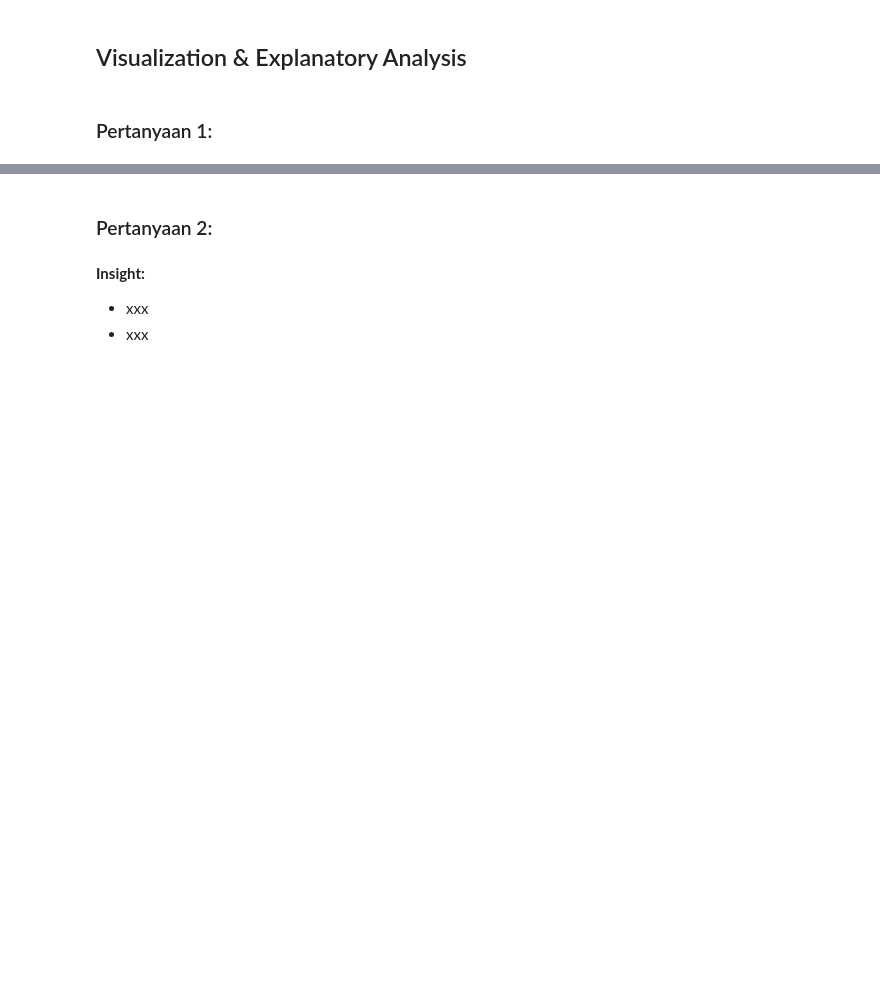
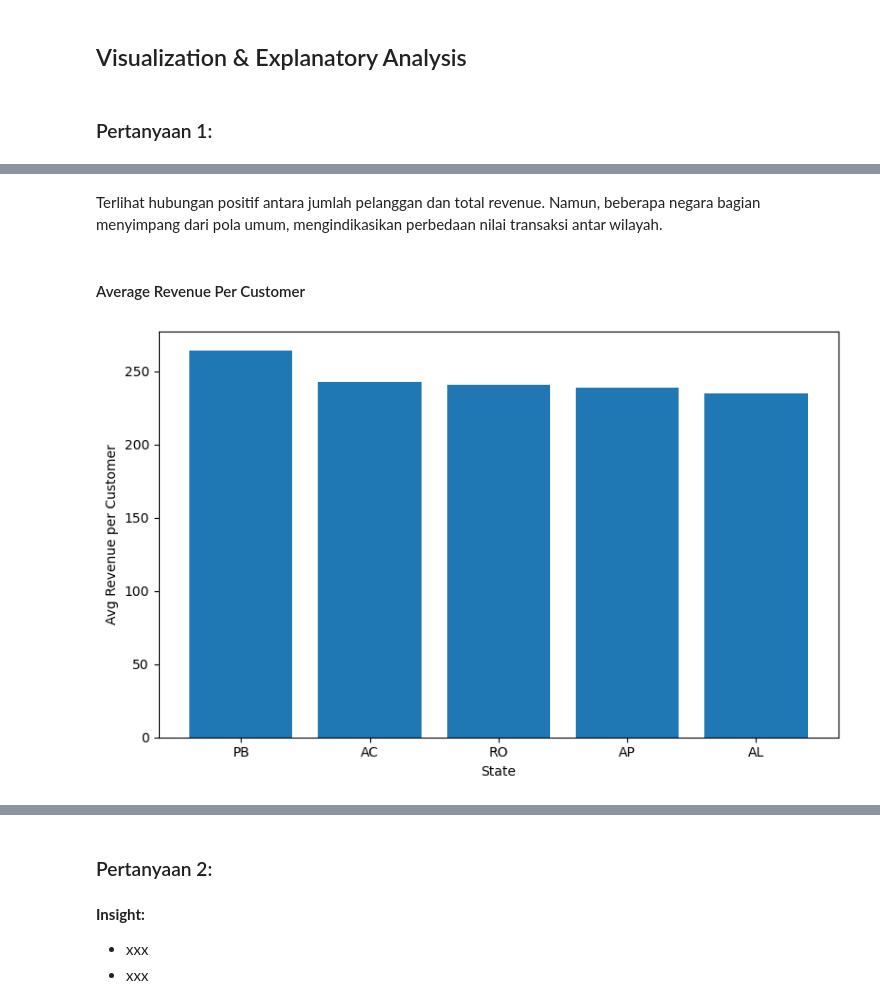
Before and after one commit to NekoMonci12/Machine-Learning-Brazilian-E-Commerce, a Jupyter notebook: ML_Muhammad_Tamir.ipynb, the cells around one changed output, grey strips where cells are left out. Drawn from its saved outputs; the diff is of its cells as text; code cells hidden in the pictures; blank space fills up the shorter version.

```diff
--- a/ML_Muhammad_Tamir.ipynb
+++ b/ML_Muhammad_Tamir.ipynb
@@ -739,9 +739,9 @@ top_data(avg_revenue_per_order_state, n=10)
 # %% [markdown]
 #### Average Revenue Per Customer (States)
 # %%
-avg_revenue_per_customer_state = avg_revenue_per_customer_state(customers, orders, order_payment)
+avg_rev_customer = avg_revenue_per_customer_state(customers, orders, order_payment)
 
-top_data(avg_revenue_per_customer_state, n=10)
+top_data(avg_rev_customer, n=10)
 # %% [output]
 |  | customer_state | total_revenue | total_customers | avg_revenue_per_customer |
 | 14 | PB | 141545.72 | 536 | 264.077836 |
@@ -766,0 +869,8 @@ top_data(avg_revenue_per_customer_state, n=10)
+# %% [markdown]
+Terlihat hubungan positif antara jumlah pelanggan dan total revenue. Namun, beberapa negara bagian menyimpang dari pola umum, mengindikasikan perbedaan nilai transaksi antar wilayah.
+# %% [markdown]
+#### Average Revenue Per Customer
+# %%
+plot_avg_revenue_per_customer(avg_rev_customer)
+# %% [output]
+[figure, added]
```
Also changed, not shown: parts of 18 cells of this notebook.
